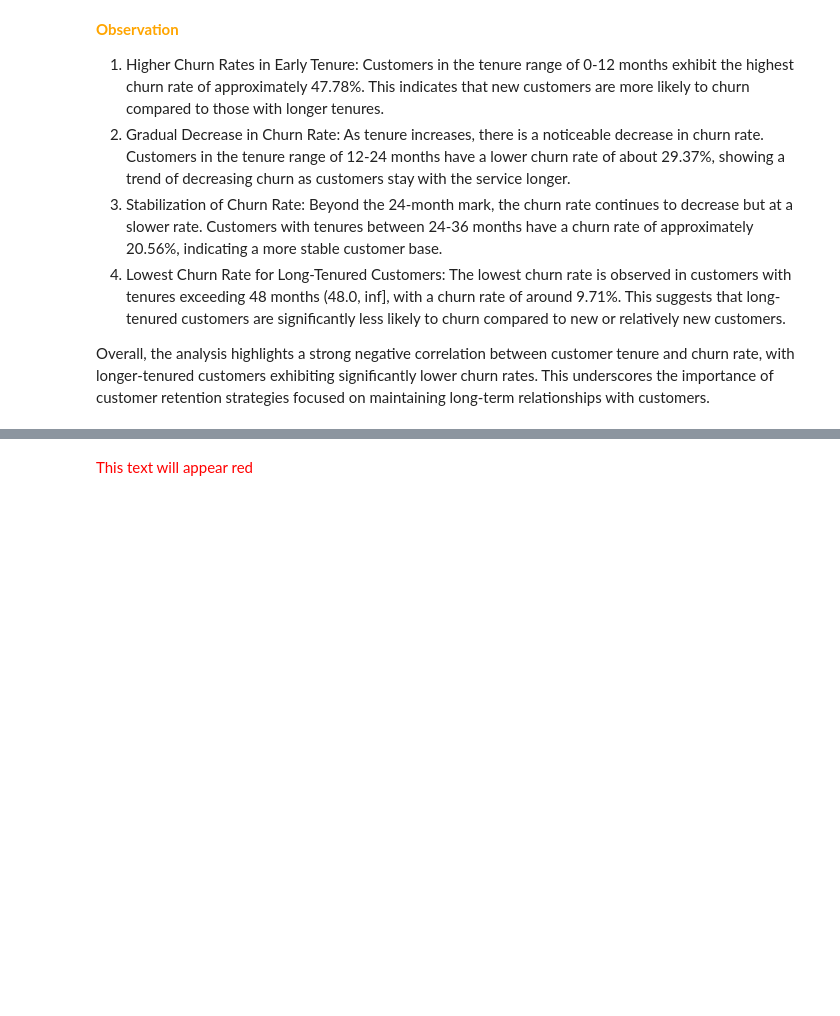
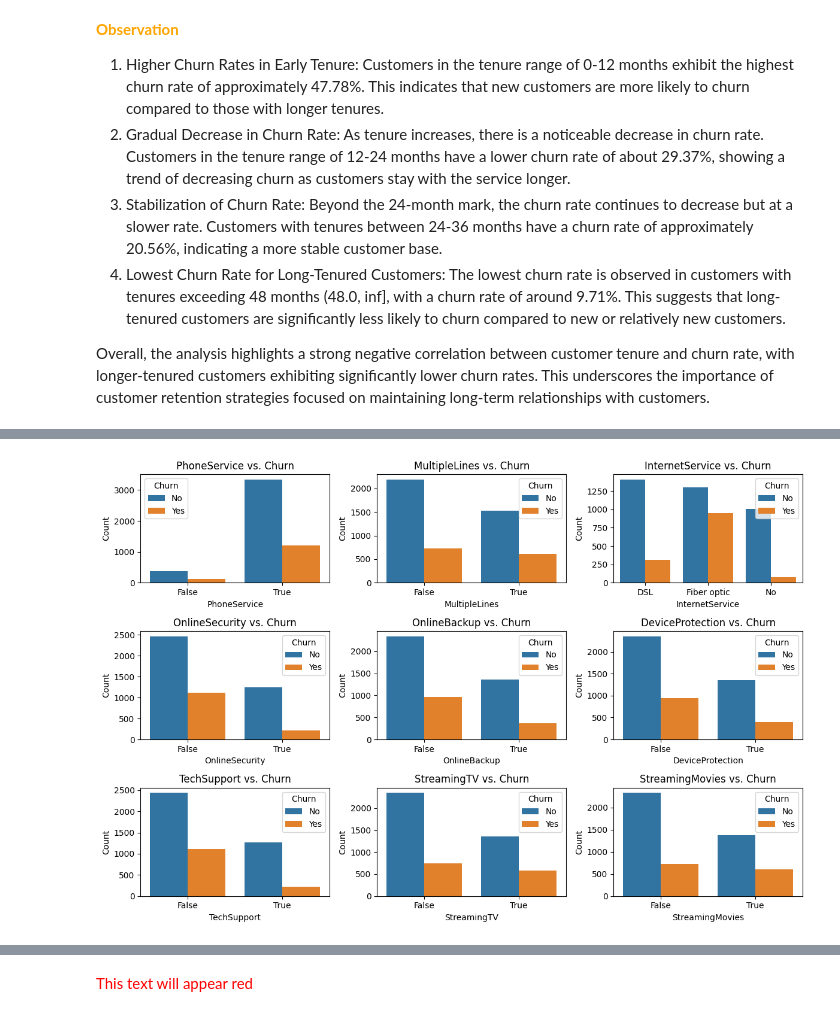
Before and after one commit to wamathaiwandeto/Customer-Churn-Prediction, a Jupyter notebook: churn.ipynb, the cells around one changed output, grey strips where cells are left out. Cells and saved outputs as stored; diff of their text form; code cells hidden in the pictures; blank space fills up the shorter version.

```diff
--- a/churn.ipynb
+++ b/churn.ipynb
@@ -718,0 +722,17 @@ Overall, the analysis highlights a strong negative correlation between customer
+# %%
+# Defining the list of services to analyze
+services = ['PhoneService', 'MultipleLines', 'InternetService', 'OnlineSecurity',
+            'OnlineBackup', 'DeviceProtection', 'TechSupport', 'StreamingTV', 'StreamingMovies']
+# Plotting the impact of services on customer churn
+plt.figure(figsize=(12, 8))
+for i, service in enumerate(services, 1):
+    plt.subplot(3, 3, i)
+    sns.countplot(x=service, hue='Churn', data=train_df)
+    plt.title(f'{service} vs. Churn')
+    plt.xlabel(service)
+    plt.ylabel('Count')
+    plt.legend(title='Churn', labels=['No', 'Yes'])
+plt.tight_layout()
+plt.show()
+# %% [output]
+[figure, added]
```
Also changed, not shown: parts of 7 cells of this notebook.
